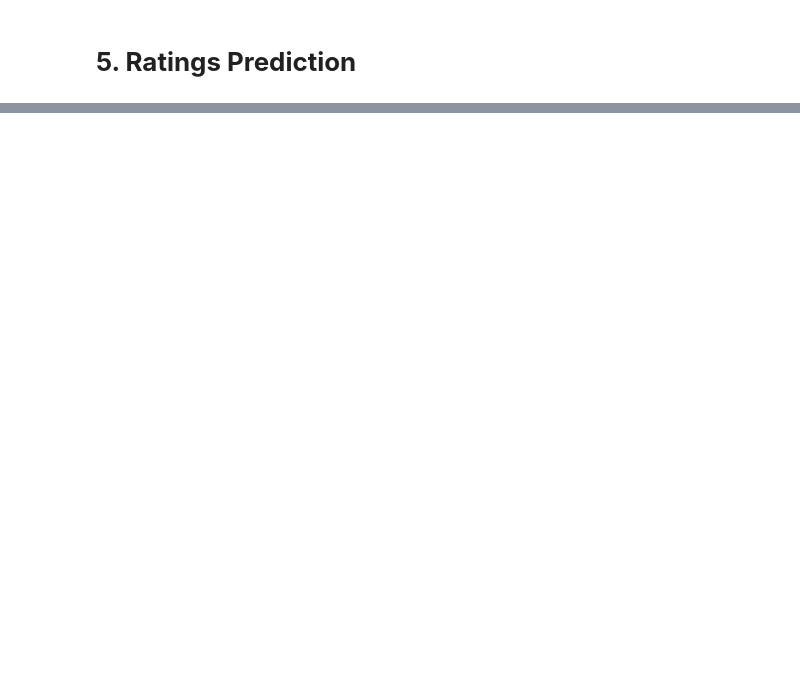
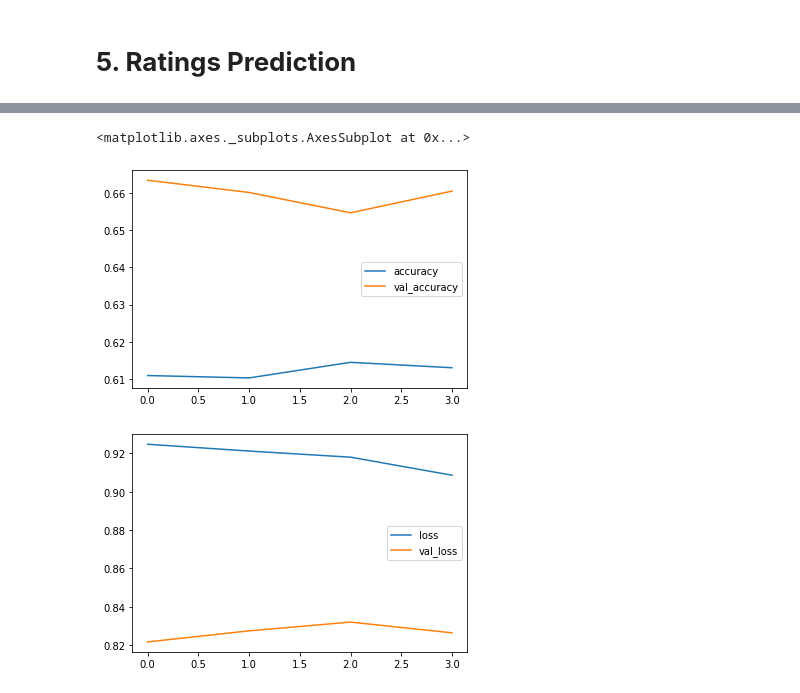
Before and after one commit to dariabutyrskaya/TripAdvisorSentimentPrediction, a Jupyter notebook: TripAdvisor_ML.ipynb, the cells around one changed output, grey strips where cells are left out. Saved outputs shown, nothing was run; the diff lists cells and outputs as text; code cells hidden in the pictures; blank space fills up the shorter version.

```diff
--- a/TripAdvisor_ML.ipynb
+++ b/TripAdvisor_ML.ipynb
@@ -145,0 +160,14 @@ dataset['Review'] = dataset['Review'].apply(lemmatize_words)
+# %%
+# create lstm model
+def create_lstm_model():
+  # Define the model
+  model = tf.keras.models.Sequential([tf.keras.layers.Embedding(input_dim=len(tokenizer.word_index)+1, output_dim=100, input_length=max_length,weights=[embedding_matrix],trainable=False),
+                                    tf.keras.layers.Bidirectional(tf.keras.layers.LSTM(16)),
+                                    tf.keras.layers.Dropout(0.3),
+                                    tf.keras.layers.Dense(8, kernel_regularizer=regularizers.l2(0.001), activation='relu'),
+                                    tf.keras.layers.Dropout(0.3),
+                                    tf.keras.layers.Dense(num_classes, activation='softmax')])
+
+  # Compile the model
+  model.compile(optimizer='adam', loss='categorical_crossentropy', metrics=['accuracy'])
+  return model
@@ -643,0 +553,6 @@ Epoch 3/3
+# %%
+# create lstm
+lstm_model = create_lstm_model()
+
+# Visualizing the Neural Network Architecture
+SVG(model_to_dot(lstm_model, dpi=80,show_shapes=True).create(prog="dot", format="svg"))
@@ -643,0 +582,9 @@ Epoch 3/3
+# %%
+# plot trainning and validation accuracy graph
+lstm_metrics = pd.DataFrame(lstm_model.history.history)
+lstm_metrics[['accuracy', 'val_accuracy']].plot()
+lstm_metrics[['loss', 'val_loss']].plot()
+# %% [output]
+<matplotlib.axes._subplots.AxesSubplot at 0x...>
+[figure, added]
+[figure, added]
```
Also changed, not shown: parts of 111 cells of this notebook.
